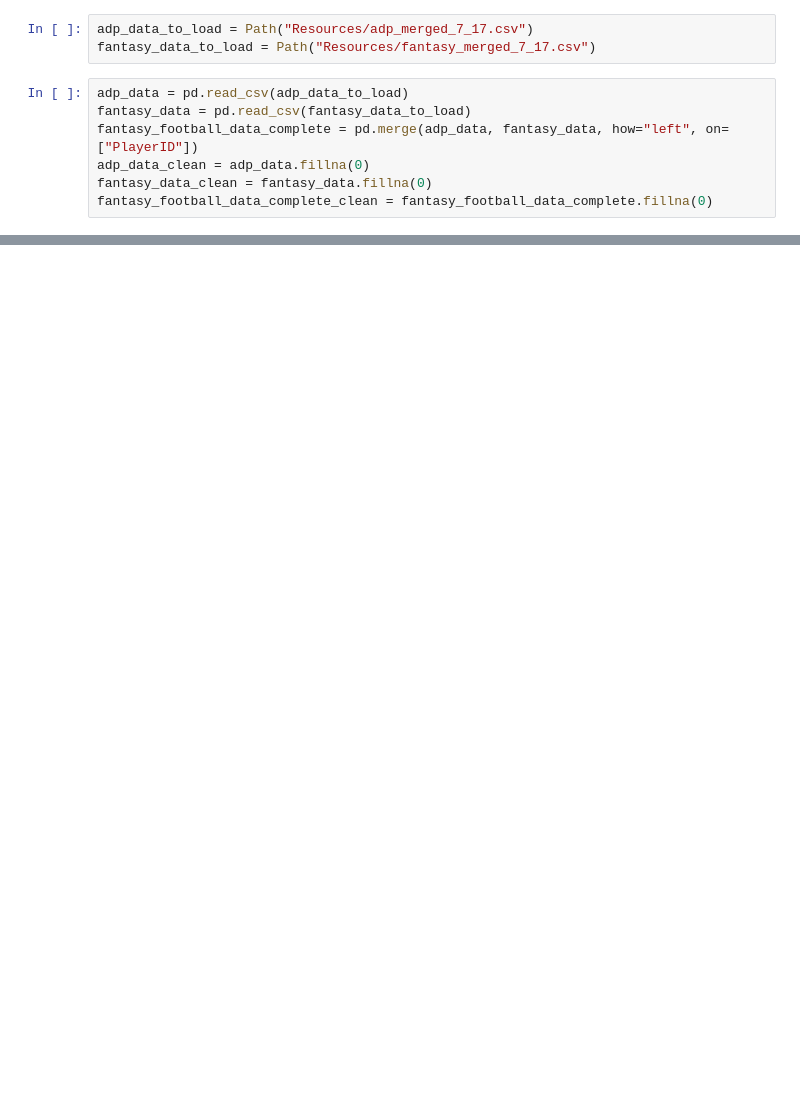
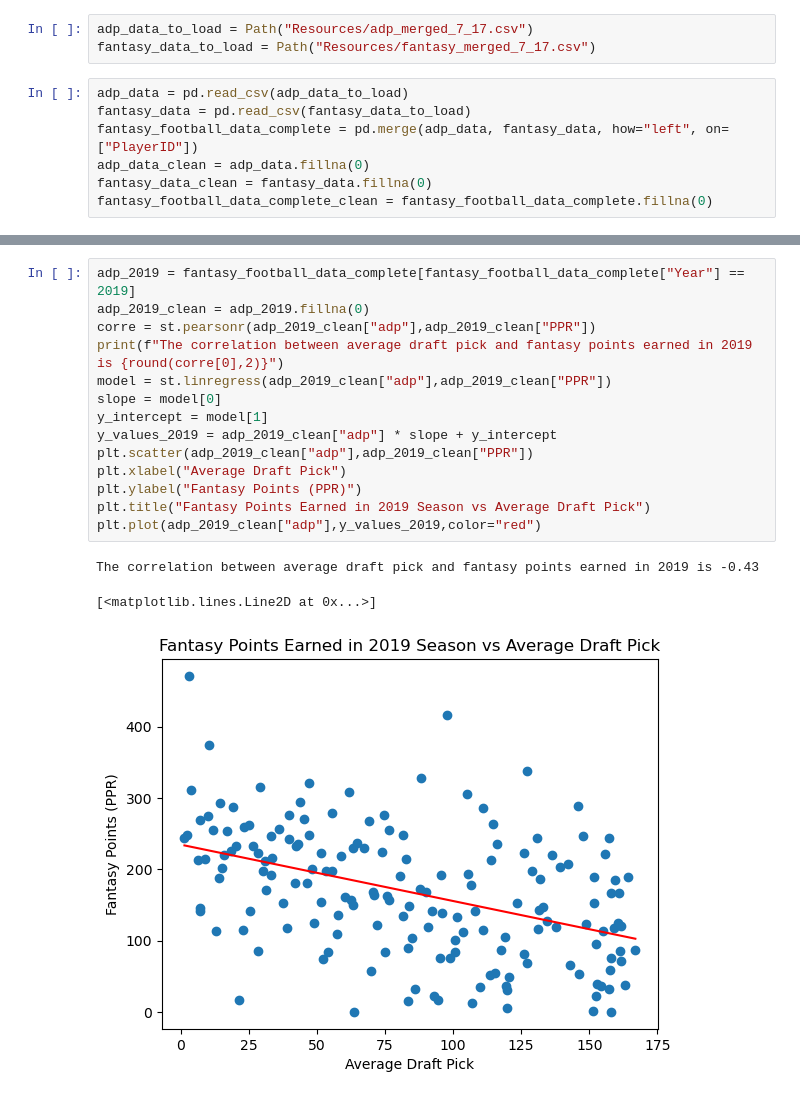
Before and after one commit to ShawnS33/fire_fantasy_project, a Jupyter notebook: FF_analysis_John_Nguyen.ipynb, the cells around one changed output, grey strips where cells are left out. Drawn from its saved outputs; the diff is of its cells as text; blank space fills up the shorter version.

```diff
--- a/FF_analysis_John_Nguyen.ipynb
+++ b/FF_analysis_John_Nguyen.ipynb
@@ -22,0 +108,18 @@ fantasy_football_data_complete_clean = fantasy_football_data_complete.fillna(0)
+# %%
+adp_2019 = fantasy_football_data_complete[fantasy_football_data_complete["Year"] == 2019]
+adp_2019_clean = adp_2019.fillna(0)
+corre = st.pearsonr(adp_2019_clean["adp"],adp_2019_clean["PPR"])
+print(f"The correlation between average draft pick and fantasy points earned in 2019 is {round(corre[0],2)}")
+model = st.linregress(adp_2019_clean["adp"],adp_2019_clean["PPR"])
+slope = model[0]
+y_intercept = model[1]
+y_values_2019 = adp_2019_clean["adp"] * slope + y_intercept
+plt.scatter(adp_2019_clean["adp"],adp_2019_clean["PPR"])
+plt.xlabel("Average Draft Pick")
+plt.ylabel("Fantasy Points (PPR)")
+plt.title("Fantasy Points Earned in 2019 Season vs Average Draft Pick")
+plt.plot(adp_2019_clean["adp"],y_values_2019,color="red")
+# %% [output]
+The correlation between average draft pick and fantasy points earned in 2019 is -0.43
+[<matplotlib.lines.Line2D at 0x...>]
+[figure, added]
```
Also changed, not shown: parts of 15 cells of this notebook, 1 other file.
